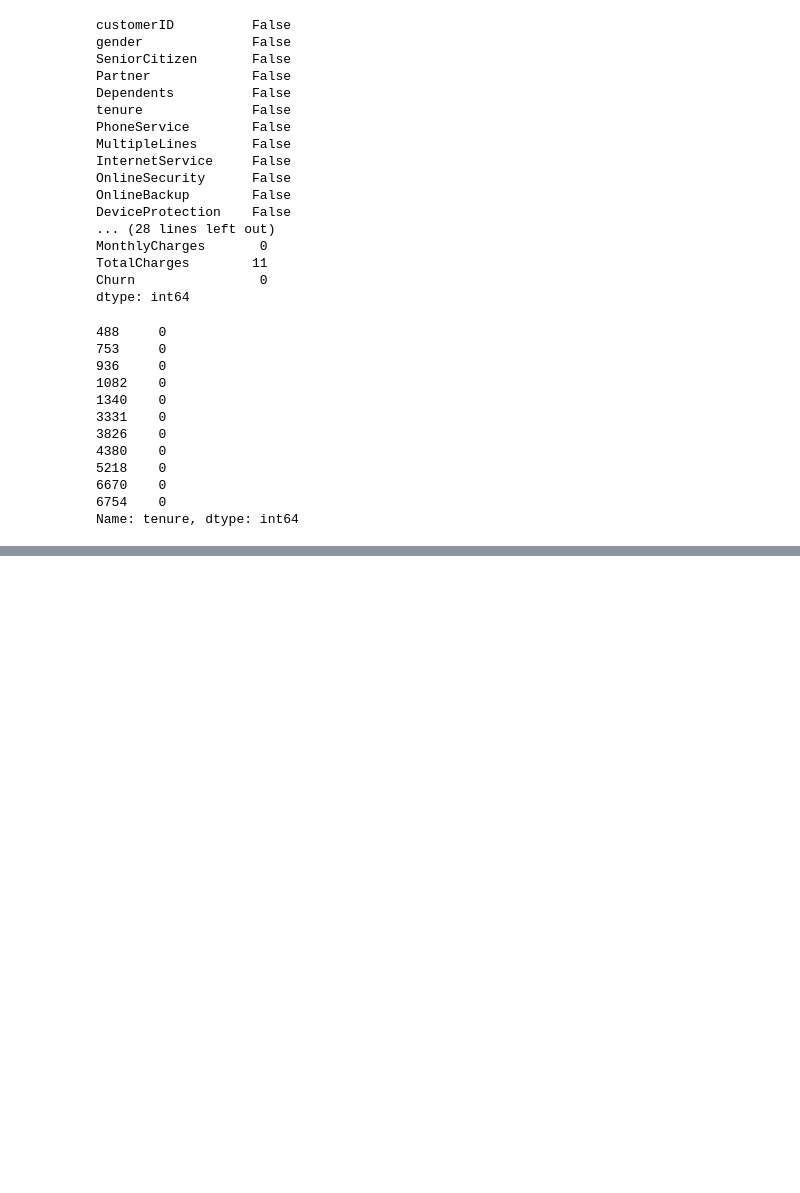
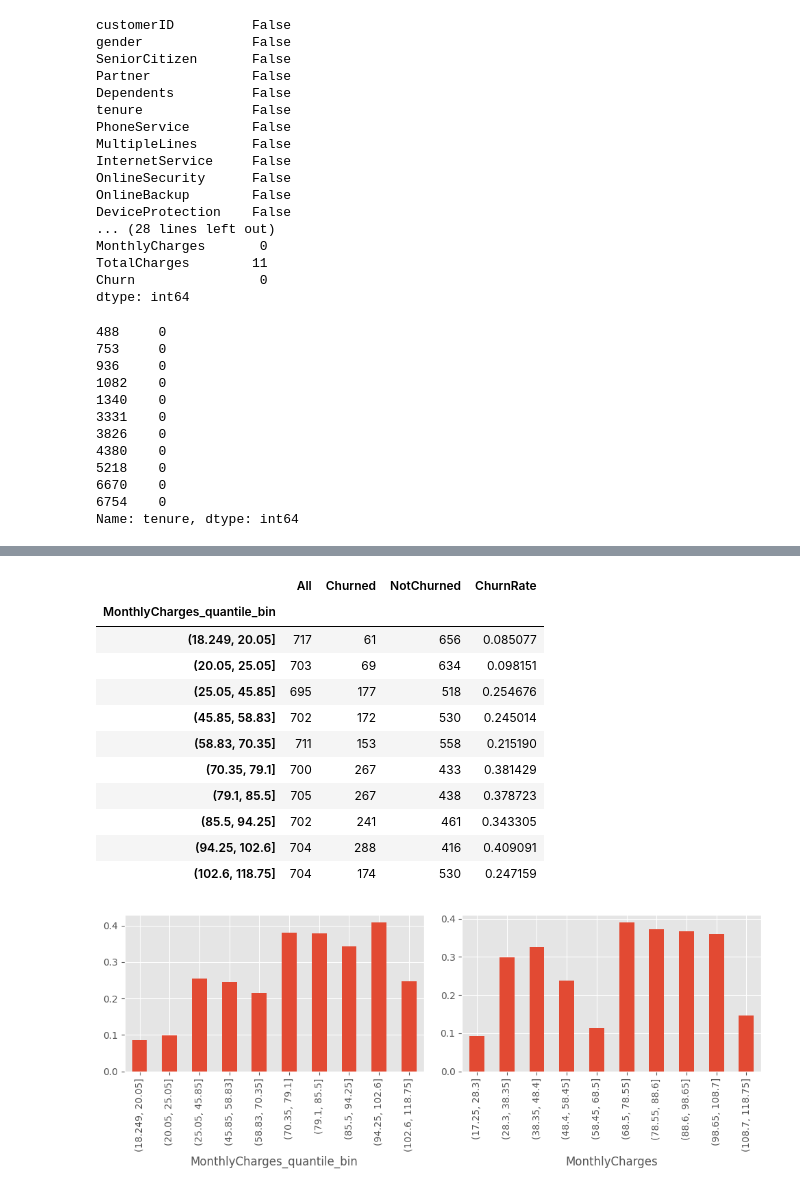
Before and after one commit to davidlvt6992/customer-churn-prediction, a Jupyter notebook: notebooks/01_eda.ipynb, the cells around one changed output, grey strips where cells are left out. Saved outputs shown, nothing was run; the diff lists cells and outputs as text; code cells hidden in the pictures; blank space fills up the shorter version.

```diff
--- a/notebooks/01_eda.ipynb
+++ b/notebooks/01_eda.ipynb
@@ -840,0 +453,44 @@ clean_df.query('MonthlyCharges != TotalCharges')
+# %%
+# quantile check of previous churn trend
+q_bins = num_of_bins
+
+mc_quant_analysis = clean_df.copy()
+
+mc_quant_analysis["MonthlyCharges_quantile_bin"] = pd.qcut(
+    mc_quant_analysis["MonthlyCharges"],
+    q=q_bins
+)
+
+mc_quant_analysis_summary = (
+    mc_quant_analysis.groupby("MonthlyCharges_quantile_bin", observed=True)
+      .agg(
+          All=("Churn", "size"),
+          Churned=("Churn", lambda x: (x == "Yes").sum()),
+          NotChurned=("Churn", lambda x: (x == "No").sum()),
+          ChurnRate=("Churn", lambda x: (x == "Yes").mean())
+      )
+)
+
+
+fig, axes = plt.subplots(1, 2, figsize=(10, 4))
+mc_quant_analysis_summary["ChurnRate"].plot(kind="bar", ax=axes[0])
+info_table['ChurnRate'].plot(kind="bar", ax=axes[1])
+
+fig.tight_layout()
+plt.show
+
+mc_quant_analysis_summary
+# %% [output]
+|  | All | Churned | NotChurned | ChurnRate |
+| MonthlyCharges_quantile_bin |  |  |  |  |
+| (18.249, 20.05] | 717 | 61 | 656 | 0.085077 |
+| (20.05, 25.05] | 703 | 69 | 634 | 0.098151 |
+| (25.05, 45.85] | 695 | 177 | 518 | 0.254676 |
+| (45.85, 58.83] | 702 | 172 | 530 | 0.245014 |
+| (58.83, 70.35] | 711 | 153 | 558 | 0.215190 |
+| (70.35, 79.1] | 700 | 267 | 433 | 0.381429 |
+| (79.1, 85.5] | 705 | 267 | 438 | 0.378723 |
+| (85.5, 94.25] | 702 | 241 | 461 | 0.343305 |
+| (94.25, 102.6] | 704 | 288 | 416 | 0.409091 |
+| (102.6, 118.75] | 704 | 174 | 530 | 0.247159 |
+[figure, added]
```
Also changed, not shown: parts of 74 cells of this notebook.
